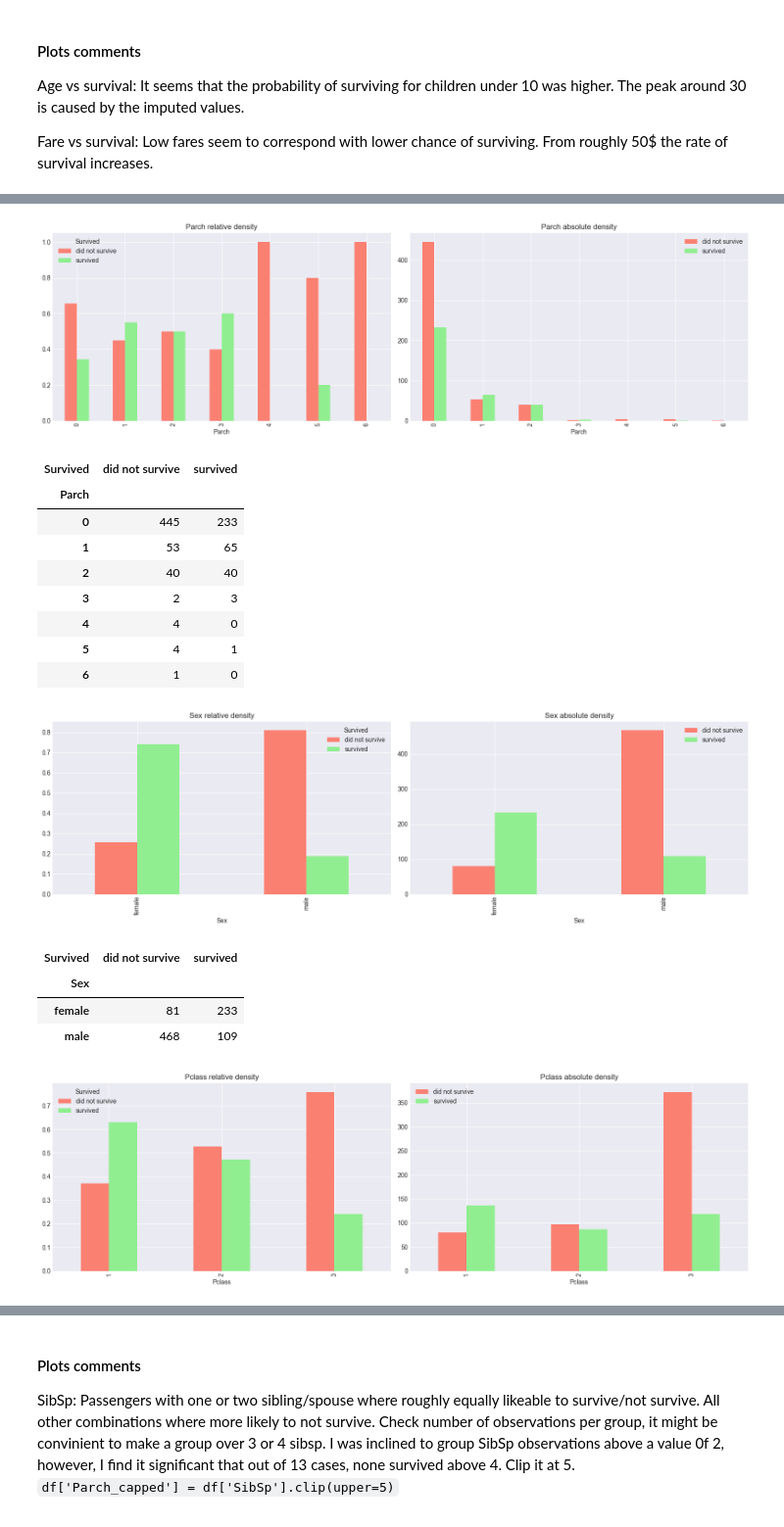
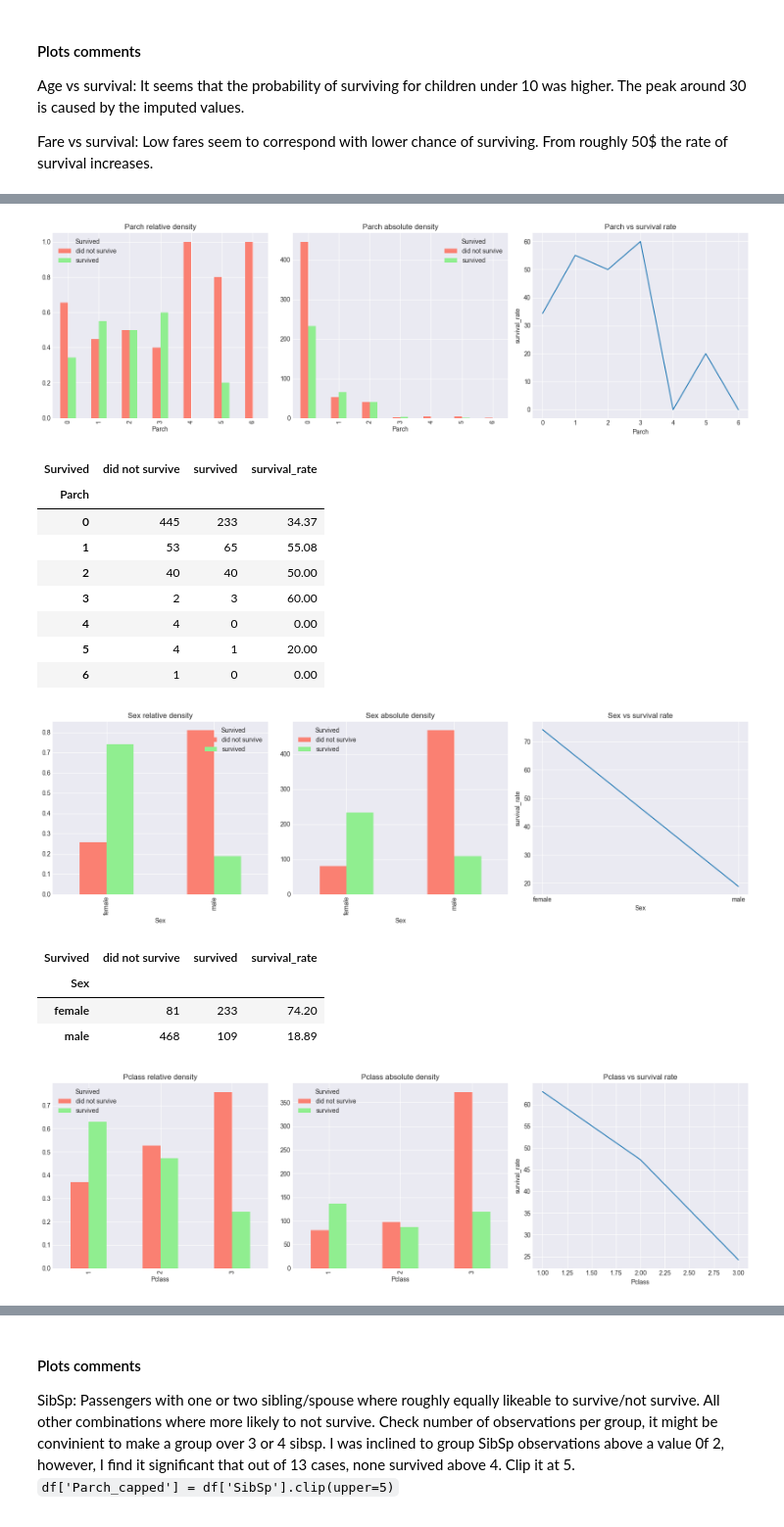
Before and after one commit to lopez-davcio/learning-journal, a Jupyter notebook: titanic-classification/titanic-analysis.ipynb, the cells around one changed output, grey strips where cells are left out. Shown at 98% size. Saved outputs shown, nothing was run; the diff lists cells and outputs as text; code cells hidden in the pictures.

Commit message:
add line plot per feature against survival rate on second EDA

```diff
--- a/titanic-classification/titanic-analysis.ipynb
+++ b/titanic-classification/titanic-analysis.ipynb
@@ -429,7 +429,7 @@ plt.style.use('seaborn-v0_8-darkgrid')
 # plot continuous features against survival
 for feature in ['Age', 'Fare']:
     # Create a figure with 2 subplots (1 row, 2 columns)
-    fig, (ax1, ax2) = plt.subplots(1, 2, figsize=(16, 5))
+    fig, (ax1, ax2, ax3) = plt.subplots(1, 3, figsize=(16, 5))
 
     for ax, density, frequency in ((ax1, False, 'Absolute'), (ax2, True, 'Relative')):
 
@@ -440,6 +440,12 @@ for feature in ['Age', 'Fare']:
         ax.set_xlabel(feature)
         ax.legend()
 
+    # bin continuous feature into intervals and get mean survival rate
+    feature_interval = eda2_df.groupby(pd.cut(eda2_df[feature], 10))['Survived'].mean()
+    feature_interval.plot(kind='line', marker='o',ax=ax3, ylabel='mean survival rate', title=f'{feature} vs survival rate')
+    # Rotates labels 45 degrees for better readability
+    ax3.tick_params(axis='x', labelrotation=12)
+
 
     plt.tight_layout() # Prevents labels from overlapping
     plt.show()
@@ -455,23 +461,29 @@ Fare vs survival: Low fares seem to correspond with lower chance of surviving. F
 # %%
 # plot discrete features against survival
 for feature in ['SibSp', 'Parch', 'Sex', 'Pclass', 'Cabin', 'Embarked']:
-        # instantiate figure object
-        fig, (ax1, ax2) = plt.subplots(1, 2, figsize=(16, 5))
+    # instantiate figure object
+    fig, (ax1, ax2, ax3) = plt.subplots(1, 3, figsize=(16, 5))
 
-        for type, axis, is_relative in (('index', ax1, 'relative'), (False, ax2, 'absolute')):
-            ct = pd.crosstab(eda2_df[feature], eda2_df['Survived'], normalize=type)
-            ct.rename(columns= {0:'did not survive', 1: 'survived'},
-            inplace=True)
+    for type, axis, is_relative in (('index', ax1, 'relative'), (False, ax2, 'absolute')):
+        ct = pd.crosstab(eda2_df[feature], eda2_df['Survived'], normalize=type)
+        ct.rename(columns= {0:'did not survive', 1: 'survived'},
+        inplace=True)
 
-            ct.plot(kind='bar',
-                ax=axis,
-                color=['salmon', 'lightgreen'],
-                title=f'{feature} {is_relative} density'
-                )
+        ct[['did not survive', 'survived']].plot(kind='bar',
+            ax=axis,
+            color=['salmon', 'lightgreen'],
+            title=f'{feature} {is_relative} density'
+            )
+
+    # add a survival rate column in the cross-table
+    ct['survival_rate'] = ((ct['survived'] / ct.sum(axis=1)) * 100).round(2)
+    ax3.plot(ct['survival_rate'])
+    ax3.set(title=f'{feature} vs survival rate',
+            xlabel=feature,
+            ylabel='survival_rate')
 
 
-        plt.legend()
-        plt.tight_layout()
-        plt.show()
-        display(ct)
+    plt.tight_layout()
+    plt.show()
+    display(ct)
 # %% [output]
@@ -488,16 +500,16 @@ for feature in ['SibSp', 'Parch', 'Sex', 'Pclass', 'Cabin', 'Embarked']:
-[figure, old version]
+[figure, new version]
-| Survived | did not survive | survived |
-| Parch |  |  |
-| 0 | 445 | 233 |
-| 1 | 53 | 65 |
-| 2 | 40 | 40 |
-| 3 | 2 | 3 |
-| 4 | 4 | 0 |
-| 5 | 4 | 1 |
-| 6 | 1 | 0 |
+| Survived | did not survive | survived | survival_rate |
+| Parch |  |  |  |
+| 0 | 445 | 233 | 34.37 |
+| 1 | 53 | 65 | 55.08 |
+| 2 | 40 | 40 | 50.00 |
+| 3 | 2 | 3 | 60.00 |
+| 4 | 4 | 0 | 0.00 |
+| 5 | 4 | 1 | 20.00 |
+| 6 | 1 | 0 | 0.00 |
-[figure, old version]
+[figure, new version]
-| Survived | did not survive | survived |
-| Sex |  |  |
-| female | 81 | 233 |
-| male | 468 | 109 |
+| Survived | did not survive | survived | survival_rate |
+| Sex |  |  |  |
+| female | 81 | 233 | 74.20 |
+| male | 468 | 109 | 18.89 |
-[figure, old version]
+[figure, new version]
```
Also changed, not shown: parts of 7 cells of this notebook.
